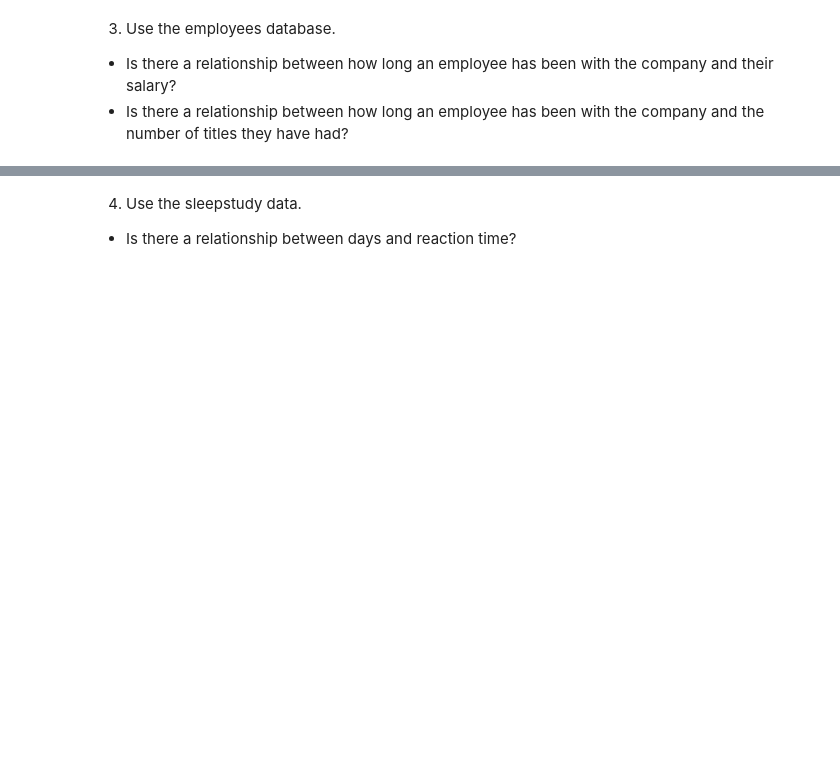
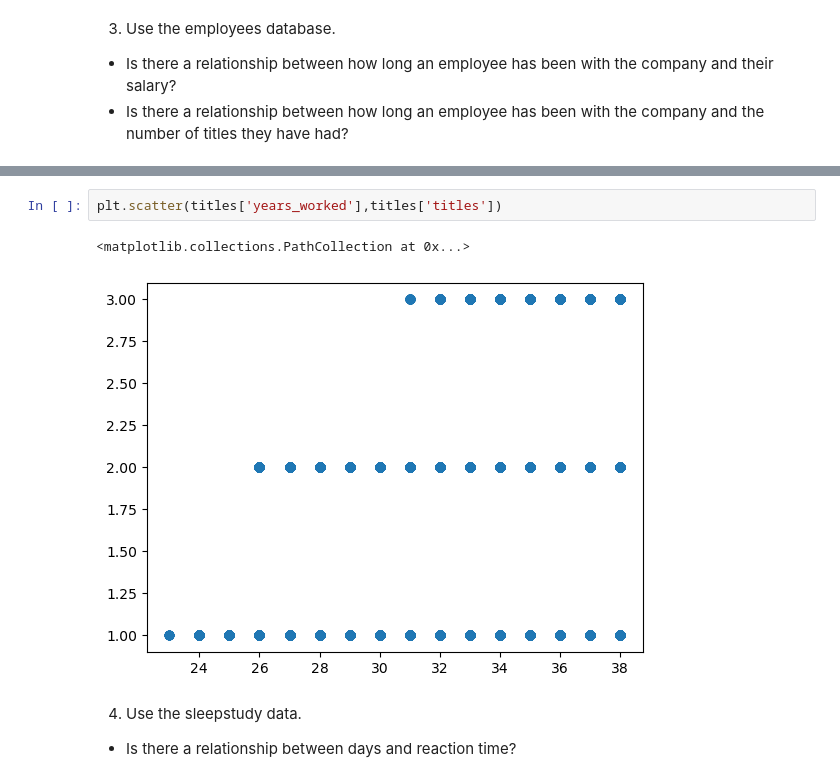
Before and after one commit to nickpedri/statistics-exercises, a Jupyter notebook: hypothesis_testing.ipynb, the cells around one changed output, grey strips where cells are left out. Saved outputs shown, nothing was run; the diff lists cells and outputs as text; blank space fills up the shorter version.

```diff
--- a/hypothesis_testing.ipynb
+++ b/hypothesis_testing.ipynb
@@ -325,3 +408,8 @@ emp
+# %%
+plt.scatter(titles['years_worked'],titles['titles'])
+# %% [output]
+<matplotlib.collections.PathCollection at 0x...>
+[figure, added]
 # %% [markdown]
 4. Use the sleepstudy data.
 * Is there a relationship between days and reaction time?
```
Also changed, not shown: parts of 17 cells of this notebook.
